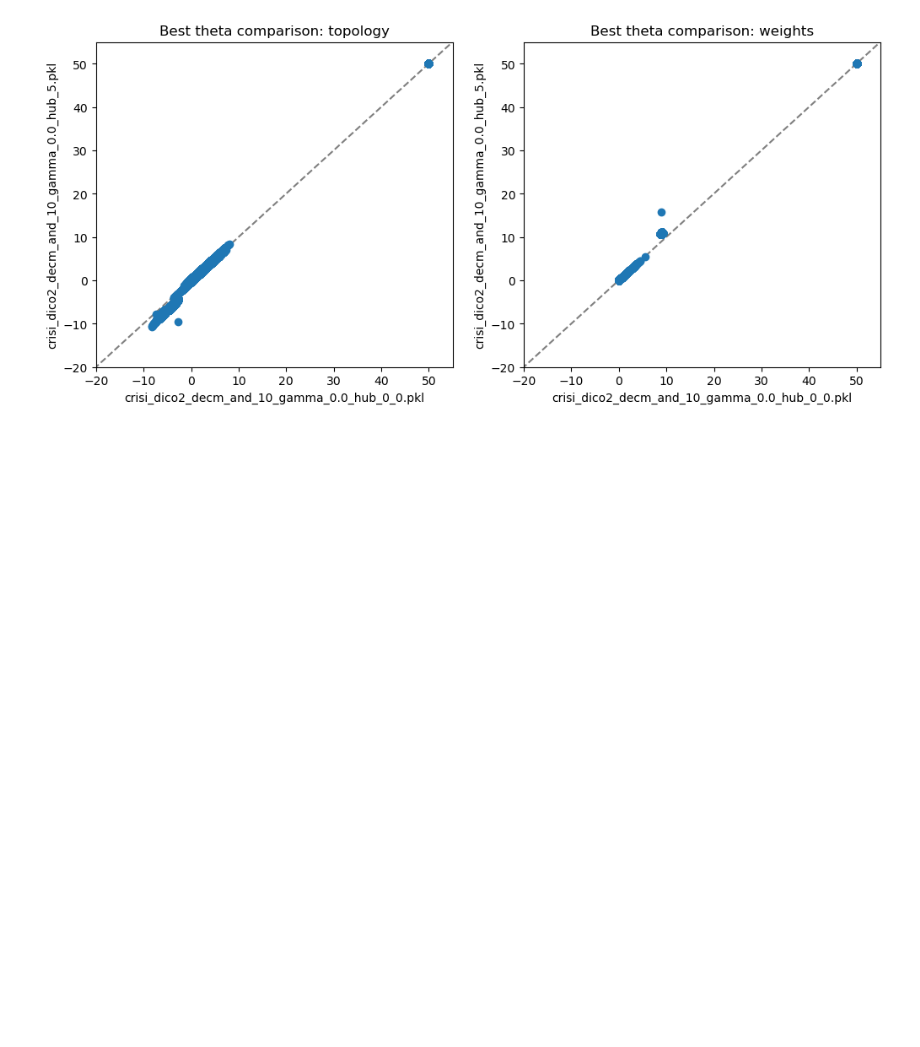
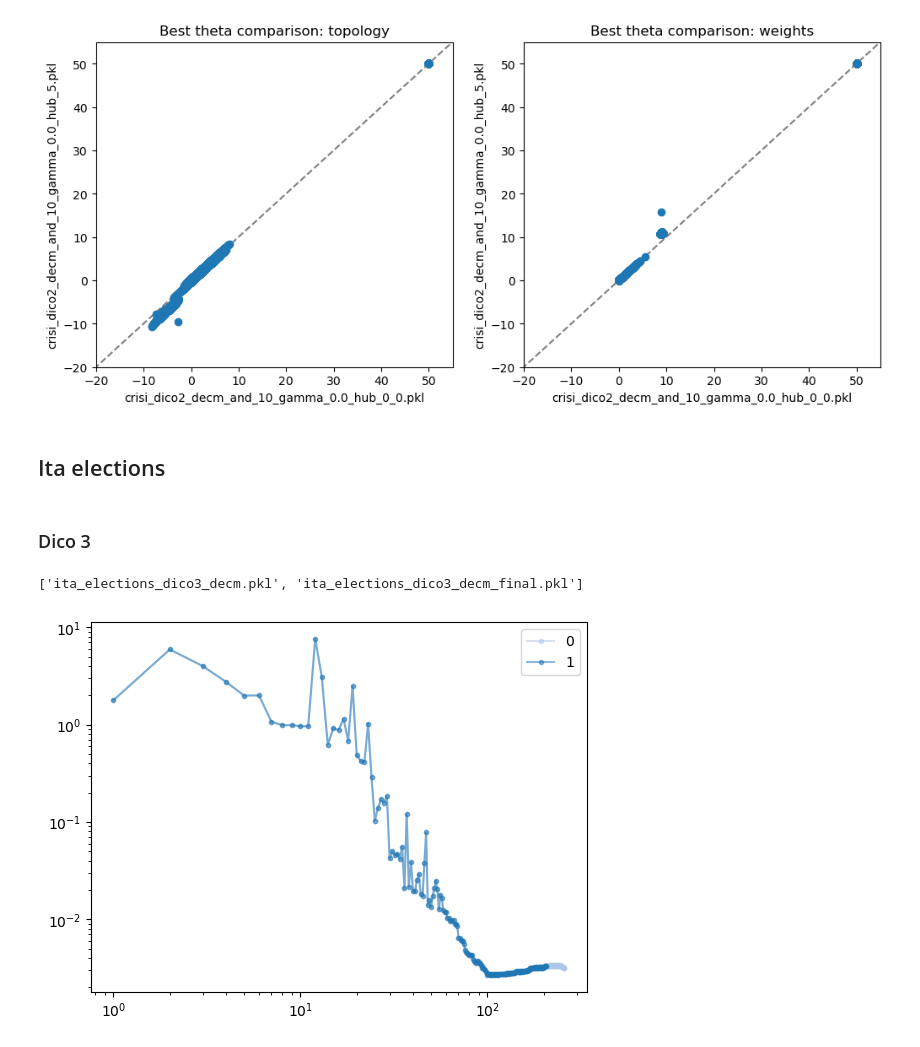
Before and after one commit to fabiosaracco/bowtie2, a Jupyter notebook: 0_1_1_convergence_test_DECM.ipynb, the cells around one changed output. Saved outputs shown, nothing was run; the diff lists cells and outputs as text; code cells hidden in the pictures; blank space fills up the shorter version.

```diff
--- a/0_1_1_convergence_test_DECM.ipynb
+++ b/0_1_1_convergence_test_DECM.ipynb
@@ -357,3 +361,5 @@ for i in range(len(axs)):
 plt.show()
 # %% [output]
 [figure]
+# %% [markdown]
+## Ita elections
@@ -359,0 +368,2 @@ plt.show()
+# %% [markdown]
+### Dico 3
@@ -359,0 +372,19 @@ plt.show()
+# %%
+decm_test_files=[file for file in os.listdir(TEST_FOLDER) if file.startswith(f'{dataset_name}_dico{dico_class}_decm')]
+decm_test_files.sort()
+decm_test_files
+# %% [output]
+['ita_elections_dico3_decm.pkl', 'ita_elections_dico3_decm_final.pkl']
+# %%
+decm_test_files.reverse()
+for i, file in enumerate(decm_test_files):
+    label=file.split('decm')[0].replace('.pkl', '').replace('_','')
+    with open(TEST_FOLDER+file, 'rb') as f:
+        cacca=pickle.load(f)
+    plt.plot(range(1, len(cacca.sol.residuals)+1), cacca.sol.residuals, marker='o', label=i, color=colors_t20[1-i], markersize=3, alpha=0.5)
+plt.xscale('log')
+plt.yscale('log')
+plt.legend()
+plt.show()
+# %% [output]
+[figure, added]
```
Also changed, not shown: parts of 4 cells of this notebook, 3 other files.
